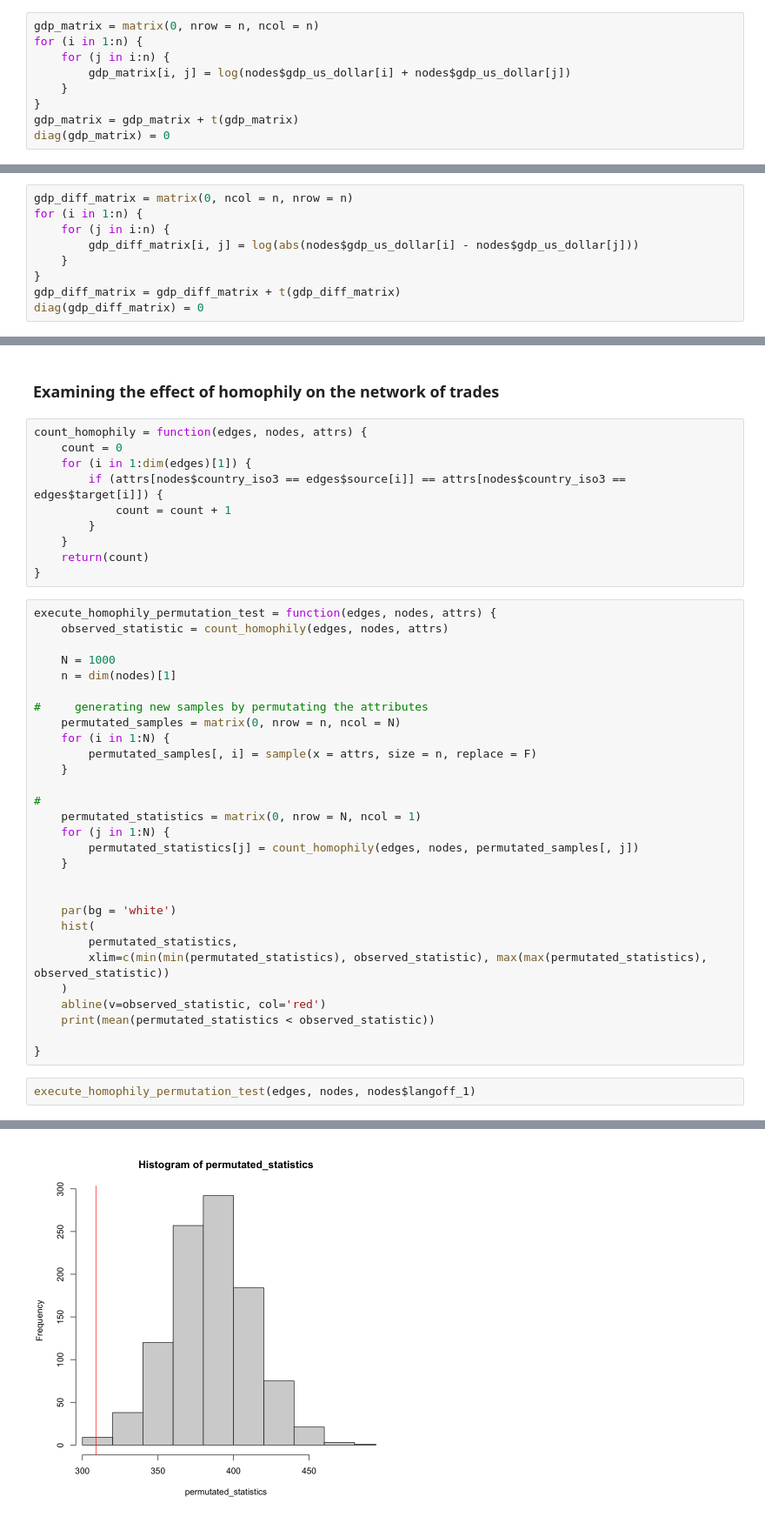
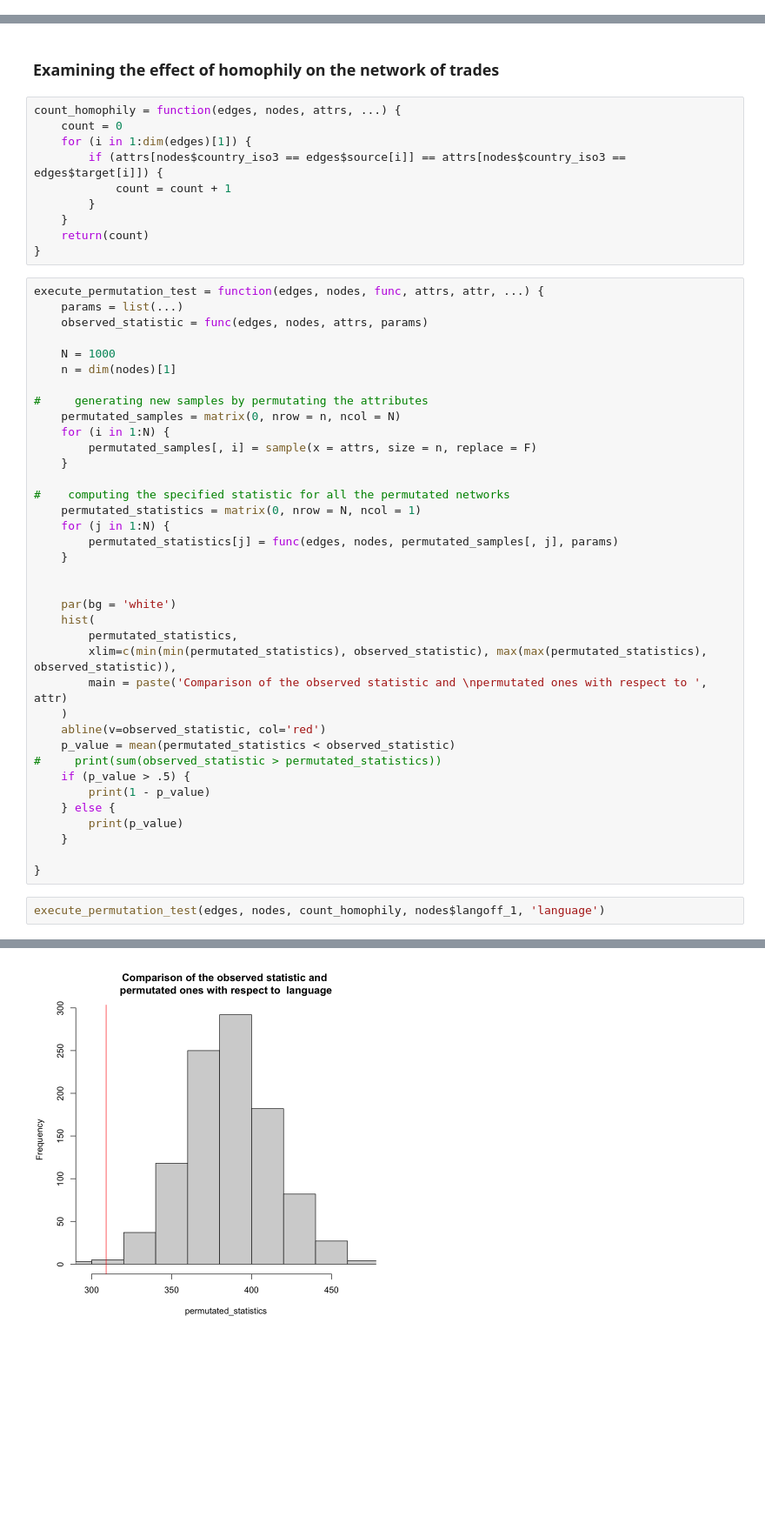
Before and after one commit to zhpinkman/permutation-tests, a Jupyter notebook: codes/permutation-tests-wits.ipynb, the cells around one changed output, grey strips where cells are left out. Shown at 87% size. Drawn from its saved outputs; the diff is of its cells as text; blank space fills up the shorter version.

```diff
--- a/codes/permutation-tests-wits.ipynb
+++ b/codes/permutation-tests-wits.ipynb
@@ -208,11 +153,2 @@ Estimated p-values:
 # %% [markdown]
 ### Examining the effect of GDP (both the reporter and the partner)
-# %%
-gdp_matrix = matrix(0, nrow = n, ncol = n)
-for (i in 1:n) {
-    for (j in i:n) {
-        gdp_matrix[i, j] = log(nodes$gdp_us_dollar[i] + nodes$gdp_us_dollar[j])
-    }
-}
-gdp_matrix = gdp_matrix + t(gdp_matrix)
-diag(gdp_matrix) = 0
@@ -232,9 +154,0 @@ Checking the difference of GDP between the countries
-# %%
-gdp_diff_matrix = matrix(0, ncol = n, nrow = n)
-for (i in 1:n) {
-    for (j in i:n) {
-        gdp_diff_matrix[i, j] = log(abs(nodes$gdp_us_dollar[i] - nodes$gdp_us_dollar[j]))
-    }
-}
-gdp_diff_matrix = gdp_diff_matrix + t(gdp_diff_matrix)
-diag(gdp_diff_matrix) = 0
@@ -252,7 +155,7 @@ Estimated p-values:
 # %% [markdown]
 ### Examining the effect of homophily on the network of trades
 # %%
-count_homophily = function(edges, nodes, attrs) {
+count_homophily = function(edges, nodes, attrs, ...) {
     count = 0
     for (i in 1:dim(edges)[1]) {
         if (attrs[nodes$country_iso3 == edges$source[i]] == attrs[nodes$country_iso3 == edges$target[i]]) {
@@ -262,8 +165,9 @@ count_homophily = function(edges, nodes, attrs) {
     return(count)
 }
 # %%
-execute_homophily_permutation_test = function(edges, nodes, attrs) {
-    observed_statistic = count_homophily(edges, nodes, attrs)
+execute_permutation_test = function(edges, nodes, func, attrs, attr, ...) {
+    params = list(...)
+    observed_statistic = func(edges, nodes, attrs, params)
 
     N = 1000
     n = dim(nodes)[1]
@@ -274,22 +178,29 @@ execute_homophily_permutation_test = function(edges, nodes, attrs) {
         permutated_samples[, i] = sample(x = attrs, size = n, replace = F)
     }
 
-#
+#    computing the specified statistic for all the permutated networks
     permutated_statistics = matrix(0, nrow = N, ncol = 1)
     for (j in 1:N) {
-        permutated_statistics[j] = count_homophily(edges, nodes, permutated_samples[, j])
+        permutated_statistics[j] = func(edges, nodes, permutated_samples[, j], params)
     }
 
 
     par(bg = 'white')
     hist(
         permutated_statistics,
-        xlim=c(min(min(permutated_statistics), observed_statistic), max(max(permutated_statistics), observed_statistic))
+        xlim=c(min(min(permutated_statistics), observed_statistic), max(max(permutated_statistics), observed_statistic)),
+        main = paste('Comparison of the observed statistic and \npermutated ones with respect to ', attr)
     )
     abline(v=observed_statistic, col='red')
-    print(mean(permutated_statistics < observed_statistic))
+    p_value = mean(permutated_statistics < observed_statistic)
+#     print(sum(observed_statistic > permutated_statistics))
+    if (p_value > .5) {
+        print(1 - p_value)
+    } else {
+        print(p_value)
+    }
 
 }
 # %%
-execute_homophily_permutation_test(edges, nodes, nodes$langoff_1)
+execute_permutation_test(edges, nodes, count_homophily, nodes$langoff_1, 'language')
 # %% [output]
@@ -297,2 +208,2 @@ execute_homophily_permutation_test(edges, nodes, nodes$langoff_1)
-[figure, old version]
+[figure, new version]
 # %%
```
Also changed, not shown: parts of 48 cells of this notebook.
